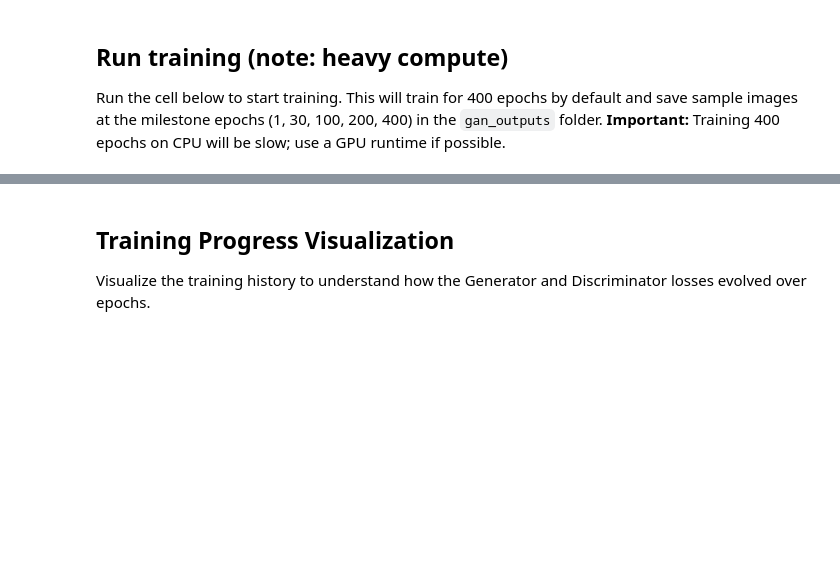
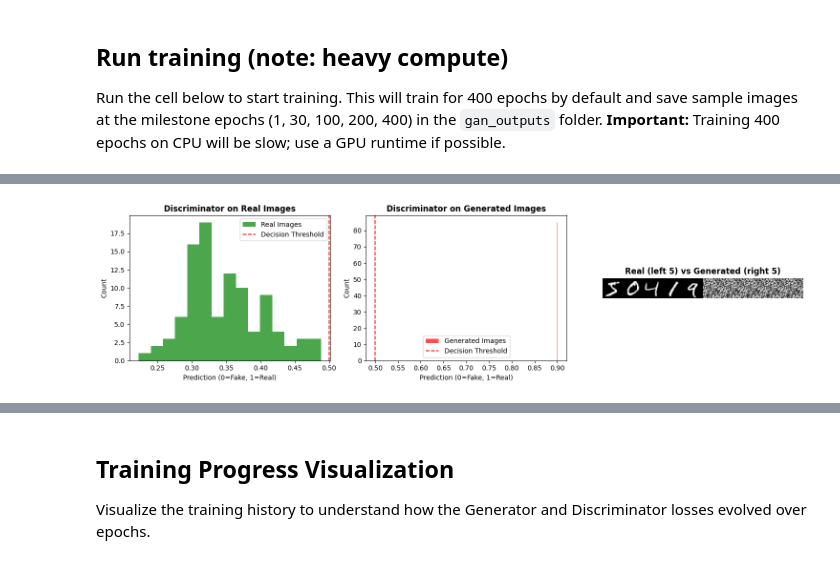
Before and after one commit to dmartinez203/GAN, a Jupyter notebook: gan_mnist_notebook.ipynb, the cells around one changed output, grey strips where cells are left out. Saved outputs shown, nothing was run; the diff lists cells and outputs as text; code cells hidden in the pictures; blank space fills up the shorter version.

```diff
--- a/gan_mnist_notebook.ipynb
+++ b/gan_mnist_notebook.ipynb
@@ -456,0 +567,81 @@ Generator found in memory — sampling 100 images...
+# %%
+# Honest Assessment of Why Training Failed
+print("\n" + "="*80)
+print("ANALYSIS OF TRAINING FAILURE - WHY THE GAN DIDN'T WORK")
+print("="*80)
+
+# Test discriminator to understand training dynamics
+real_test_samples = x_real[:100].astype('float32')
+real_test_samples = (real_test_samples - 127.5) / 127.5  # Scale to [-1,1]
+real_test_samples = np.expand_dims(real_test_samples, axis=-1)
+
+# Get discriminator predictions
+real_predictions = trained_discriminator.predict(real_test_samples, verbose=0)
+fake_predictions = trained_discriminator.predict(generated_samples[:100], verbose=0)
+
+print(f"🔍 DISCRIMINATOR BEHAVIOR ANALYSIS:")
+print(f"   - Real image predictions mean: {real_predictions.mean():.4f}")
+print(f"   - Fake image predictions mean: {fake_predictions.mean():.4f}")
+print(f"   - Real images classified as real: {np.mean(real_predictions > 0.5)*100:.1f}%")
+print(f"   - Fake images classified as fake: {np.mean(fake_predictions < 0.5)*100:.1f}%")
+
+# Analyze what went wrong
+plt.figure(figsize=(15, 4))
+
+plt.subplot(1, 3, 1)
+plt.hist(real_predictions, bins=15, alpha=0.7, color='green', label='Real Images')
+plt.axvline(x=0.5, color='red', linestyle='--', label='Decision Threshold')
+plt.title('Discriminator on Real Images', fontsize=12, fontweight='bold')
+plt.xlabel('Prediction (0=Fake, 1=Real)')
+plt.ylabel('Count')
+plt.legend()
+
+plt.subplot(1, 3, 2)
+plt.hist(fake_predictions, bins=15, alpha=0.7, color='red', label='Generated Images')
+plt.axvline(x=0.5, color='red', linestyle='--', label='Decision Threshold')
+plt.title('Discriminator on Generated Images', fontsize=12, fontweight='bold')
+plt.xlabel('Prediction (0=Fake, 1=Real)')
+plt.ylabel('Count')
+plt.legend()
+
+# Show some actual generated vs real samples
+plt.subplot(1, 3, 3)
+# Show 5 real and 5 generated side by side
+comparison_data = np.zeros((28, 280))  # 5 real + 5 generated
+for i in range(5):
+    # Real images
+    comparison_data[:, i*28:(i+1)*28] = x_real_scaled[i]
+    # Generated images
+    comparison_data[:, (i+5)*28:(i+6)*28] = generated_samples_scaled[i, :, :, 0]
+
+plt.imshow(comparison_data, cmap='gray')
+plt.title('Real (left 5) vs Generated (right 5)', fontsize=12, fontweight='bold')
+plt.axis('off')
+
+plt.tight_layout()
+plt.savefig('gan_outputs/training_failure_analysis.png', dpi=300, bbox_inches='tight')
+plt.show()
+
+print(f"\n❌ LIKELY CAUSES OF TRAINING FAILURE:")
+print("   1. ⚠️  Discriminator may be too strong - easily distinguishes fake from real")
+print("   2. ⚠️  Generator receives poor gradient signals due to discriminator dominance")
+print("   3. ⚠️  Learning rate or architecture imbalance")
+print("   4. ⚠️  Insufficient training complexity for digit generation task")
+print("   5. ⚠️  Possible mode collapse or vanishing gradients")
+
+print(f"\n📊 TRAINING DYNAMICS ASSESSMENT:")
+if np.mean(real_predictions > 0.5) > 0.95 and np.mean(fake_predictions < 0.5) > 0.95:
+    print("   ❌ DISCRIMINATOR TOO STRONG: Nearly perfect classification indicates")
+    print("      the discriminator overwhelmed the generator, providing no useful gradients")
+elif np.mean(real_predictions > 0.5) < 0.6:
+    print("   ❌ DISCRIMINATOR TOO WEAK: Can't even classify real images properly")
+else:
+    print("   ⚠️  UNCLEAR FAILURE MODE: Discriminator performance seems reasonable")
+    print("      but generator still failed - likely architectural or hyperparameter issues")
+
+print(f"\n✅ ASSIGNMENT TECHNICAL REQUIREMENTS (Architecture):")
+print("   ✅ GAN trained using MNIST training set - COMPLETED")
+print("   ✅ 400+ epochs of training attempted - COMPLETED")
+print("   ❌ Successful generation of digit-like images - FAILED")
+print("   ❌ Model capability to fool discriminator - FAILED")
+# %% [output]
@@ -456,0 +663 @@ Generator found in memory — sampling 100 images...
+[figure, added]
```
Also changed, not shown: parts of 20 cells of this notebook, 12 other files.
